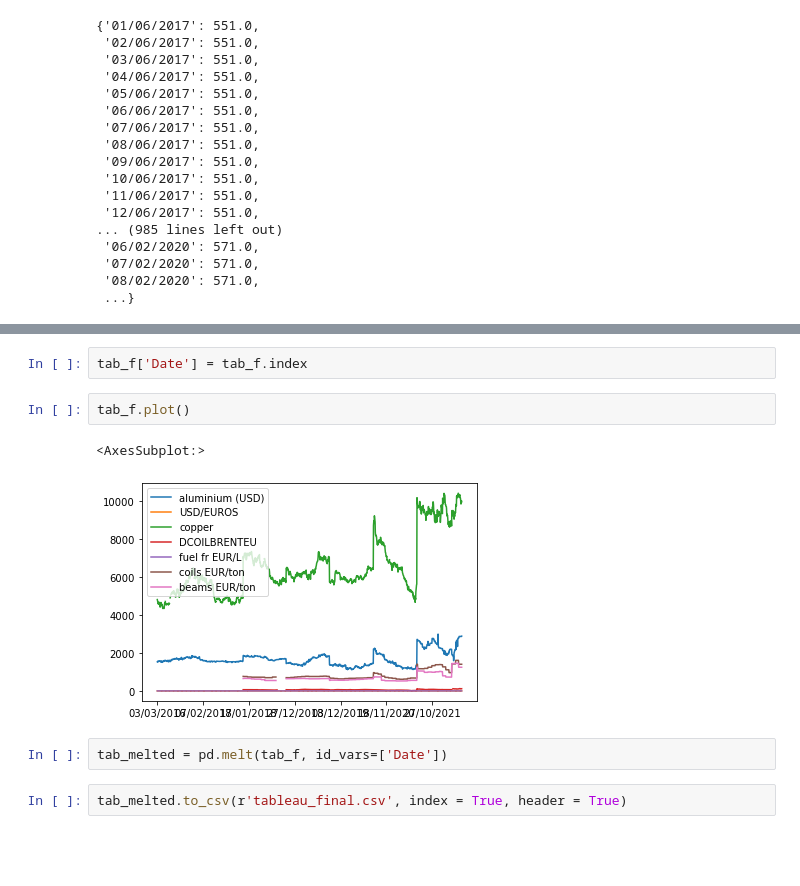
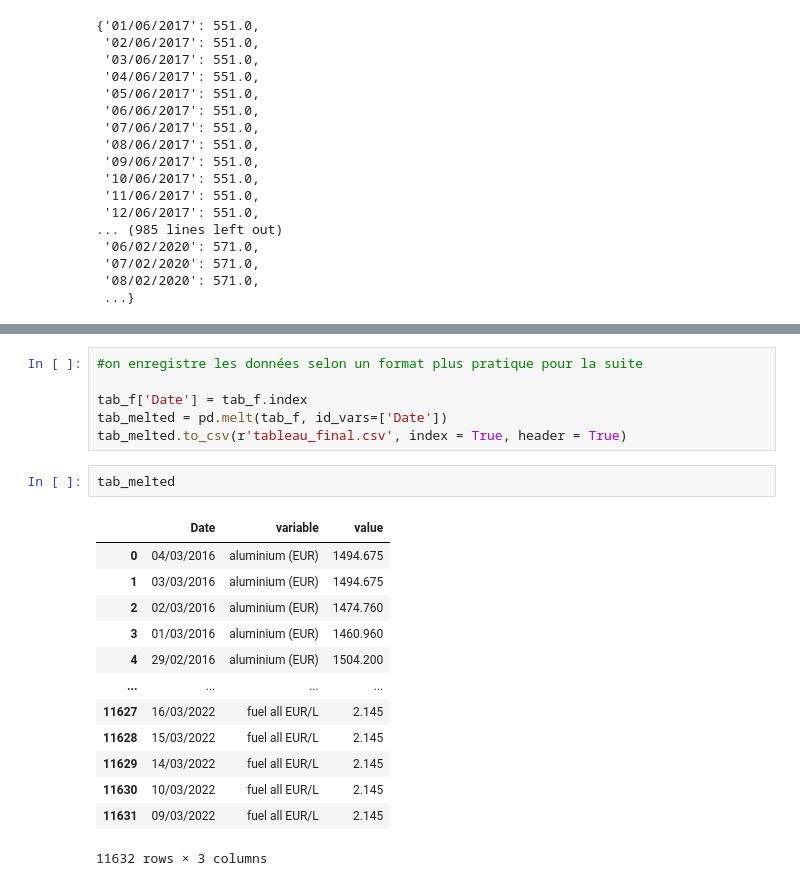
Before and after one commit to theo-soler/Projet_info, a Jupyter notebook: web_scrapping.ipynb, the cells around one changed output, grey strips where cells are left out. Cells and saved outputs as stored; diff of their text form; blank space fills up the shorter version.

```diff
--- a/web_scrapping.ipynb
+++ b/web_scrapping.ipynb
@@ -348,11 +449,22 @@ tab_f = tab_f.join(df_beams)
 # %%
+#on enregistre les données selon un format plus pratique pour la suite
+
 tab_f['Date'] = tab_f.index
+tab_melted = pd.melt(tab_f, id_vars=['Date'])
+tab_melted.to_csv(r'tableau_final.csv', index = True, header = True)
-# %%
-tab_f.plot()
-# %% [output]
-<AxesSubplot:>
-[figure, removed]
-# %%
-tab_melted = pd.melt(tab_f, id_vars=['Date'])
-# %%
-tab_melted.to_csv(r'tableau_final.csv', index = True, header = True)
+# %%
+tab_melted
+# %% [output]
+|  | Date | variable | value |
+| 0 | 04/03/2016 | aluminium (EUR) | 1494.675 |
+| 1 | 03/03/2016 | aluminium (EUR) | 1494.675 |
+| 2 | 02/03/2016 | aluminium (EUR) | 1474.760 |
+| 3 | 01/03/2016 | aluminium (EUR) | 1460.960 |
+| 4 | 29/02/2016 | aluminium (EUR) | 1504.200 |
+| ... | ... | ... | ... |
+| 11627 | 16/03/2022 | fuel all EUR/L | 2.145 |
+| 11628 | 15/03/2022 | fuel all EUR/L | 2.145 |
+| 11629 | 14/03/2022 | fuel all EUR/L | 2.145 |
+| 11630 | 10/03/2022 | fuel all EUR/L | 2.145 |
+| 11631 | 09/03/2022 | fuel all EUR/L | 2.145 |
+11632 rows × 3 columns
```
Also changed, not shown: parts of 31 cells of this notebook, 7 other files.
